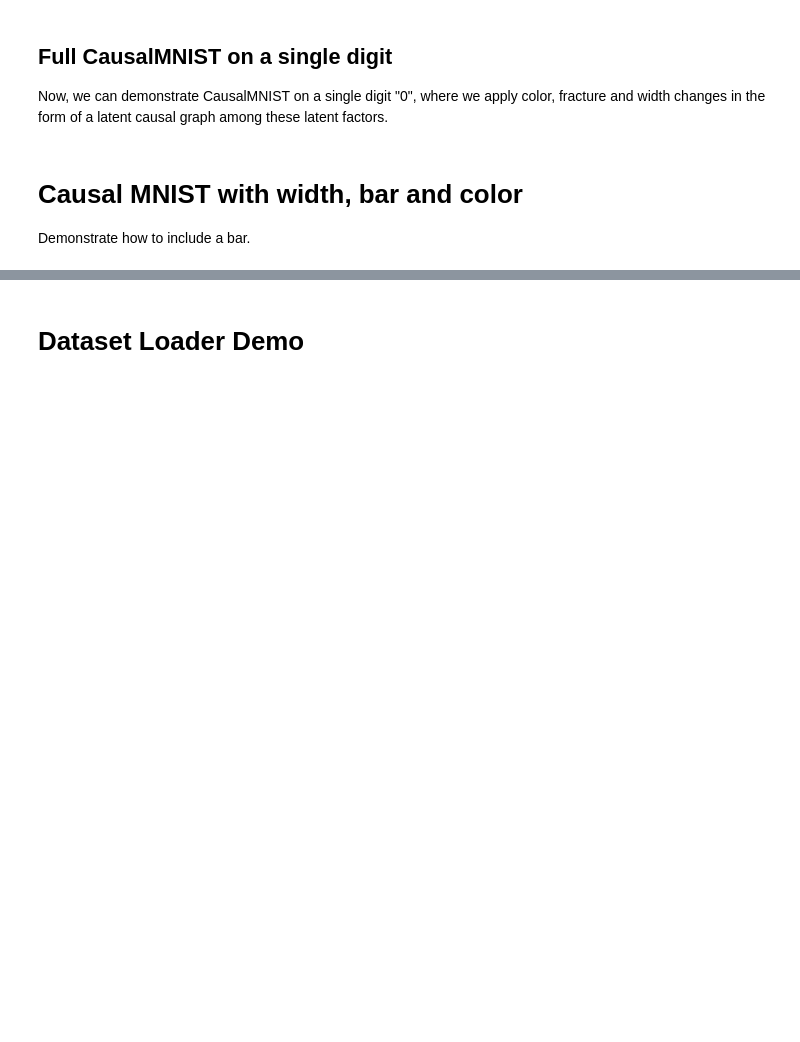
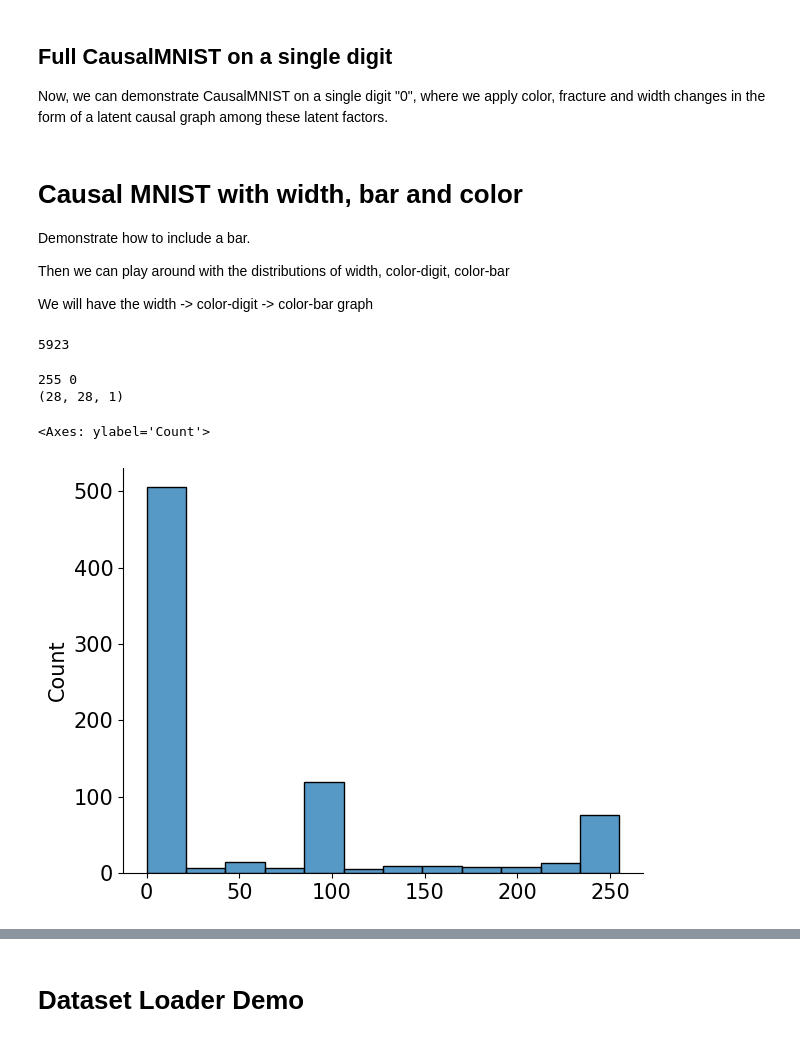
Before and after one commit to tree1111/CDRL, a Jupyter notebook: notebooks/Dataset Generation.ipynb, the cells around one changed output, grey strips where cells are left out. Cells and saved outputs as stored; diff of their text form; code cells hidden in the pictures; blank space fills up the shorter version.

```diff
--- a/notebooks/Dataset Generation.ipynb
+++ b/notebooks/Dataset Generation.ipynb
@@ -440,4 +440,8 @@ plt.show()
 # Causal MNIST with width, bar and color
 
 Demonstrate how to include a bar.
+
+Then we can play around with the distributions of width, color-digit, color-bar
+
+We will have the width -> color-digit -> color-bar graph
 # %%
@@ -445,0 +489,35 @@ def add_bar(bar_params, mnist):
+# %%
+import normflows as nf
+import torchvision
+from torchvision.datasets.mnist import MNIST
+
+root = "/Users/adam2392/pytorch_data/"
+
+# set up transforms for each image to augment the dataset
+transform = torchvision.transforms.Compose(
+    [
+        torchvision.transforms.ToTensor(),
+        nf.utils.Scale(255.0 / 256.0),  # normalize the pixel values
+        nf.utils.Jitter(1 / 256.0),  # apply random generation
+        torchvision.transforms.RandomRotation(350),  # get random rotations
+    ]
+)
+
+mnist_data = MNIST(root, train=True, download=True, transform=transform)
+
+images = mnist_data.data
+labels = mnist_data.targets
+
+images = get_mnist_digit(images, labels, 0)
+print(len(images))
+# %% [output]
+5923
+# %%
+print(new_img.max(), new_img.min())
+print(new_img.shape)
+sns.histplot(new_img.flatten())
+# %% [output]
+255 0
+(28, 28, 1)
+<Axes: ylabel='Count'>
+[figure, added]
```
Also changed, not shown: parts of 7 cells of this notebook, 3 other files.
